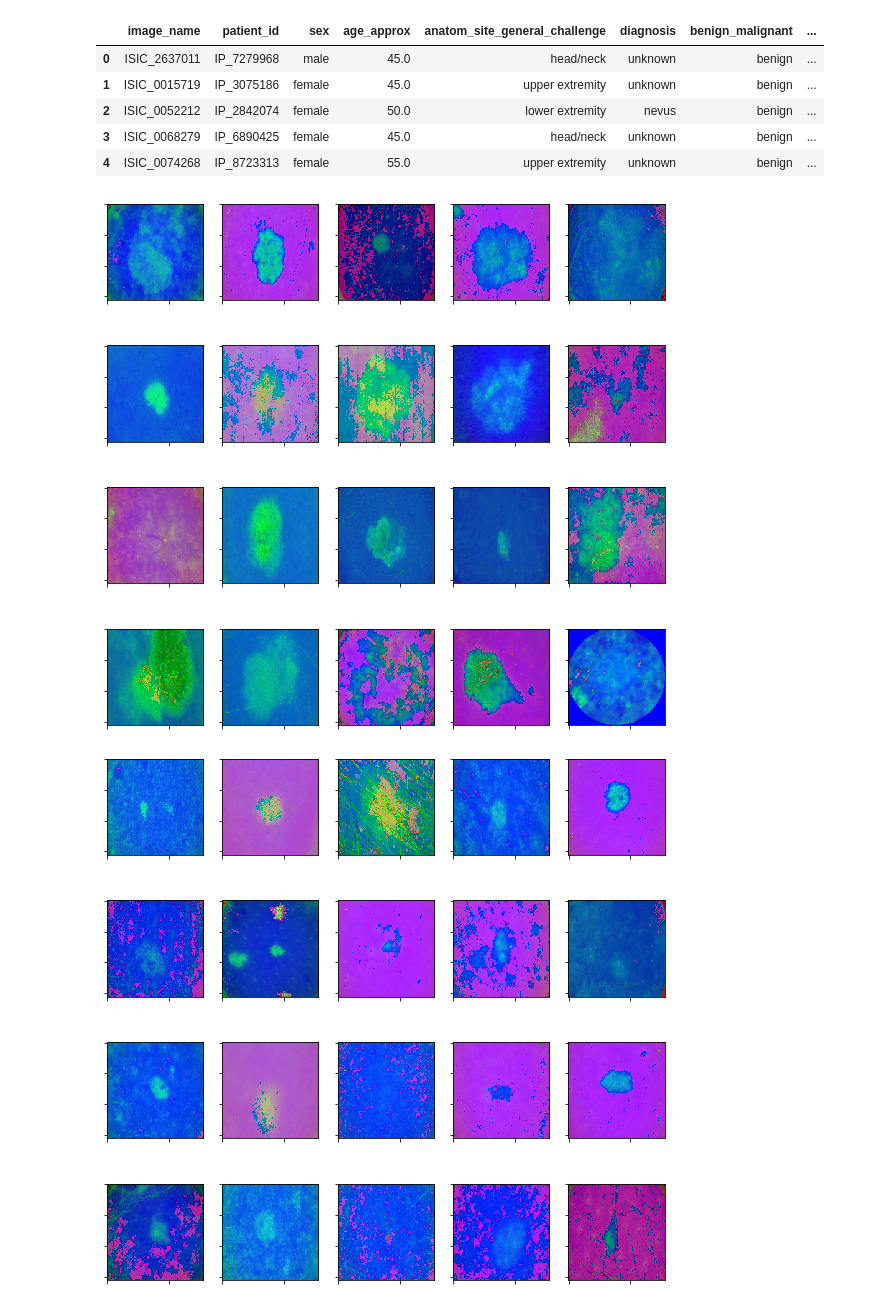
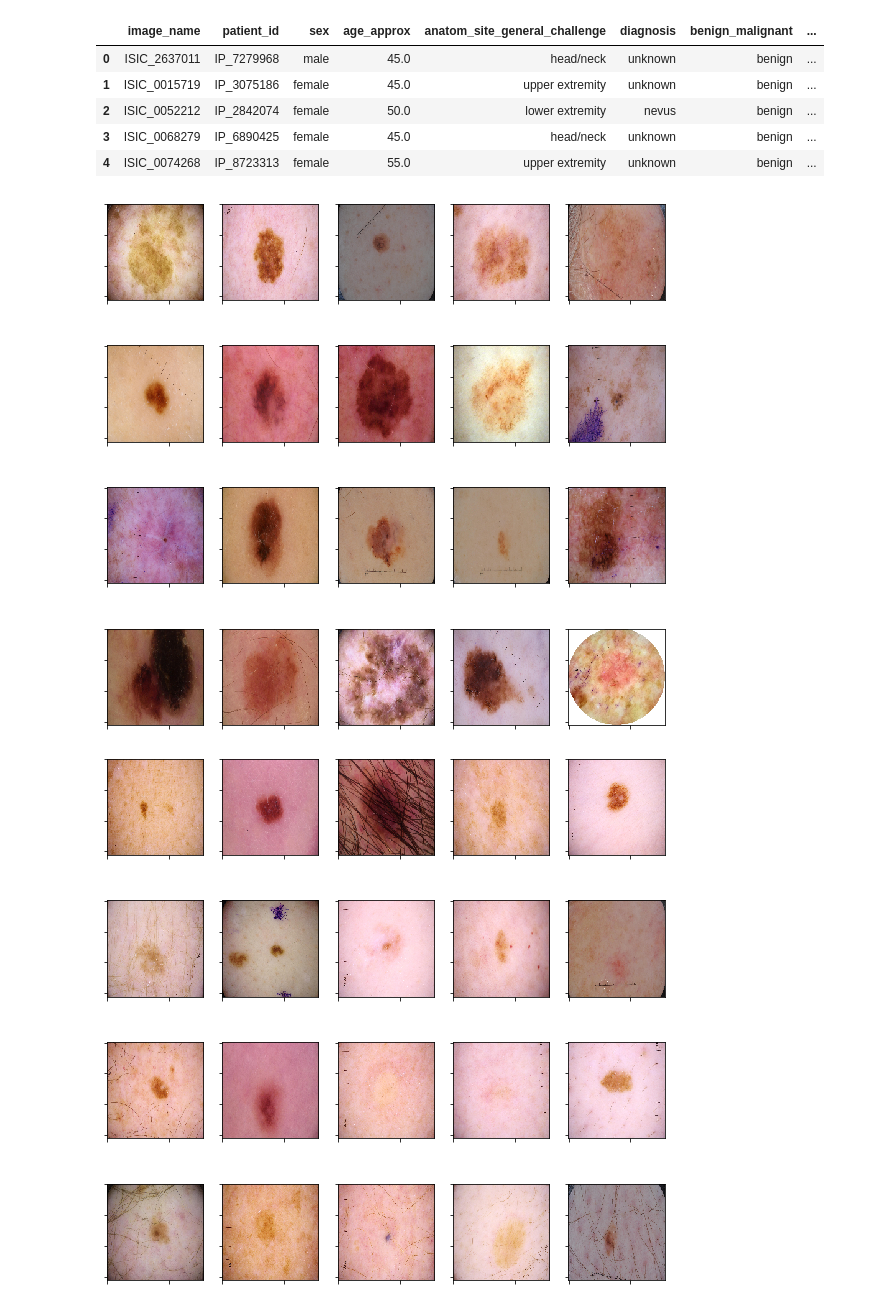
Before and after one commit to iamharsha1999/Melonama_Classification, a Jupyter notebook: img_exp.ipynb, the cells around one changed output. Saved outputs shown, nothing was run; the diff lists cells and outputs as text; code cells hidden in the pictures.

```diff
--- a/img_exp.ipynb
+++ b/img_exp.ipynb
@@ -21,7 +22,7 @@ fig = plt.figure(figsize = (10,10))
 ax= []
 for i in range(1,21):
     img = cv2.imread('jpeg/train/' + malignant[i] + '.jpg')
-    img = cv2.cvtColor(img, cv2.COLOR_BGR2HSV)
+    img = cv2.cvtColor(img, cv2.COLOR_BGR2RGB)
     img = cv2.resize(img,(156,156))
     ax.append(fig.add_subplot(4,5,i))
     ax[-1].set_xticklabels('')
@@ -29,18 +30,18 @@ for i in range(1,21):
     plt.imshow(img)
 plt.show()
 # %% [output]
-[figure, old version]
+[figure, new version]
 # %%
 fig = plt.figure(figsize = (10,10))
 ax= []
 for i in range(1,21):
     img = cv2.imread('jpeg/train/' + benign[i] + '.jpg')
-    img = cv2.cvtColor(img, cv2.COLOR_BGR2HSV)
+    img = cv2.cvtColor(img, cv2.COLOR_BGR2RGB)
     img = cv2.resize(img,(156,156))
     ax.append(fig.add_subplot(4,5,i))
     ax[-1].set_xticklabels('')
     ax[-1].set_yticklabels('')
     plt.imshow(img)
 plt.show()
 # %% [output]
-[figure, old version]
+[figure, new version]
```
Also changed, not shown: parts of 2 cells of this notebook.
